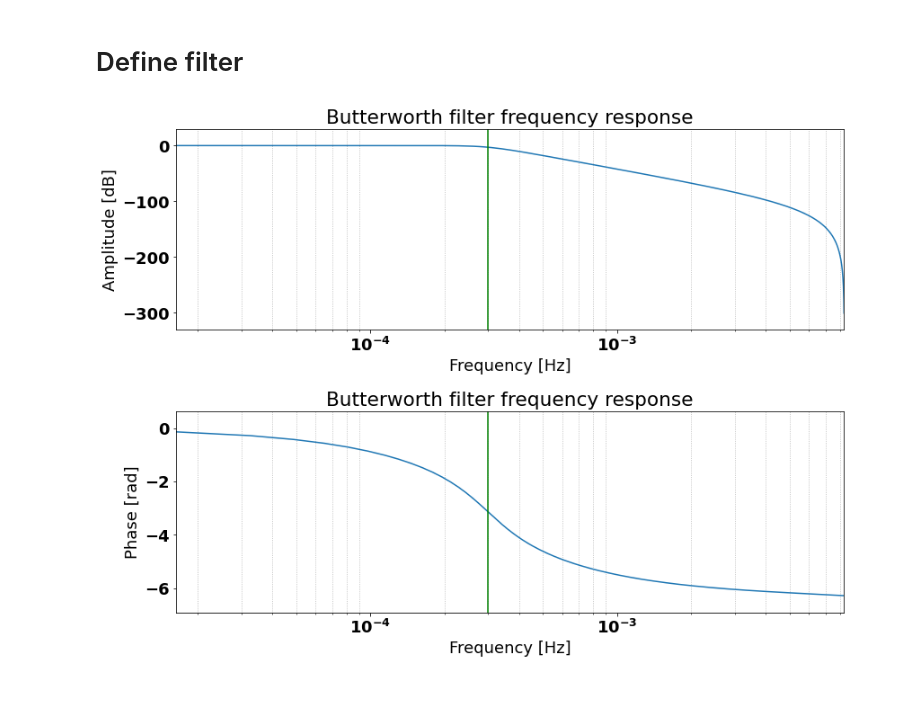
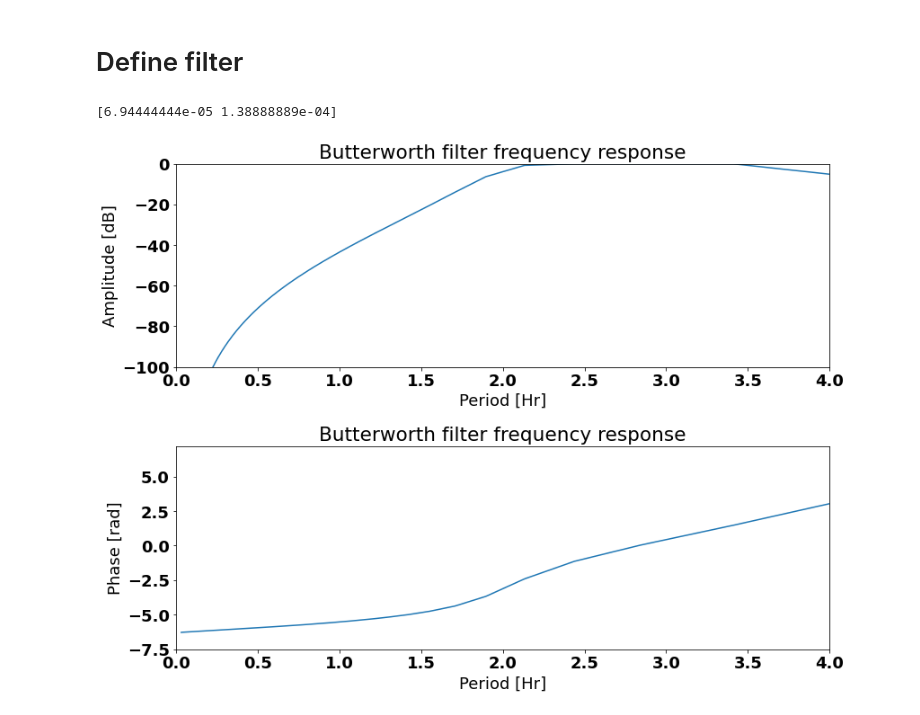
Before and after one commit to HamSCI/harc_plot, a Jupyter notebook: scripts/wave_search/TEC Spectral Analysis.ipynb, the cells around one changed output. Saved outputs shown, nothing was run; the diff lists cells and outputs as text; code cells hidden in the pictures.

```diff
--- a/scripts/wave_search/TEC Spectral Analysis.ipynb
+++ b/scripts/wave_search/TEC Spectral Analysis.ipynb
@@ -196,38 +196,50 @@ xx[np.argmax(yy)]
 2.4000000000000004
 # %% [markdown]
 # Define filter
-# %%
-Wn    = 0.0003    # 3 dB Cutoff Frequency in Hz
-btype = 'low'  # Choose 'low' or 'high'
-
-b, a = signal.butter(4, Wn, btype, fs=fs)
-w, h = signal.freqz(b, a)
-
-f = (fs/2)*(w/(np.pi))
-
-plt.subplot(211)
-plt.plot(f, 20 * np.log10(abs(h)))
-plt.xscale('log')
-plt.title('Butterworth filter frequency response')
-plt.xlabel('Frequency [Hz]')
-plt.ylabel('Amplitude [dB]')
-plt.grid(which='both', axis='both')
-plt.axvline(Wn, color='green') # cutoff frequency
-#plt.ylim(-6,0)
-
-plt.subplot(212)
-plt.plot(f, np.unwrap(np.angle(h)))
-plt.xscale('log')
-plt.title('Butterworth filter frequency response')
-plt.xlabel('Frequency [Hz]')
-plt.ylabel('Phase [rad]')
-plt.grid(which='both', axis='both')
-plt.axvline(Wn, color='green') # cutoff frequency
-
-plt.tight_layout()
-plt.show()
-# %% [output]
-[figure, removed]
+# %%
+#Wn    = 0.0003    # 3 dB Cutoff Frequency in Hz
+Wn_hr = (2, 4)
+Wn    = 1./((np.array(Wn_hr)[::-1])*3600)
+
+print(Wn)
+
+btype = 'bandpass'  # Choose 'low' or 'high'
+
+b, a = signal.butter(4, Wn, btype, fs=fs)
+w, h = signal.freqz(b, a)
+
+f = (fs/2)*(w/(np.pi))
+T_hr = (1/f)/3600.
+
+plt.subplot(211)
+# plt.plot(f, 20 * np.log10(abs(h)))
+plt.plot(T_hr, 20 * np.log10(abs(h)))
+
+# plt.xscale('log')
+plt.title('Butterworth filter frequency response')
+plt.xlabel('Period [Hr]')
+plt.ylabel('Amplitude [dB]')
+plt.grid(which='both', axis='both')
+#plt.axvline(Wn, color='green') # cutoff frequency
+plt.xlim(0,4)
+plt.ylim(-100,0)
+
+plt.subplot(212)
+plt.plot(T_hr, np.unwrap(np.angle(h)))
+# plt.xscale('log')
+plt.title('Butterworth filter frequency response')
+plt.xlabel('Period [Hr]')
+plt.ylabel('Phase [rad]')
+plt.grid(which='both', axis='both')
+#plt.axvline(Wn, color='green') # cutoff frequency
+plt.xlim(0,4)
+
+
+plt.tight_layout()
+plt.show()
+# %% [output]
+[6.94444444e-05 1.38888889e-04]
+[figure, added]
 # %%
 gtidus_mids_3 = signal.filtfilt(b,a,gtid_detrend)
 # %%
```
Also changed, not shown: parts of 2 cells of this notebook, 5 other files.
